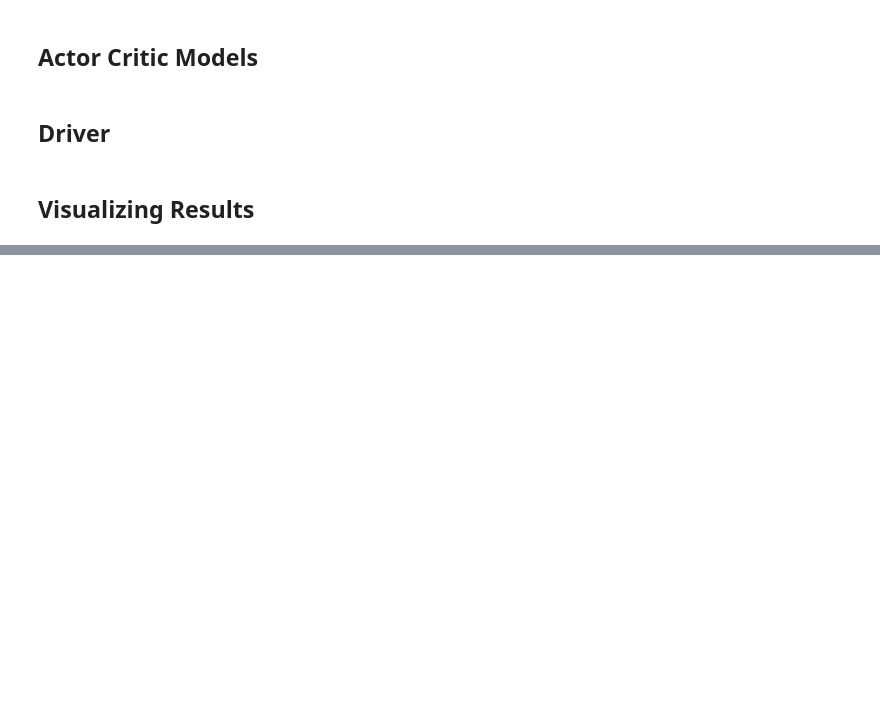
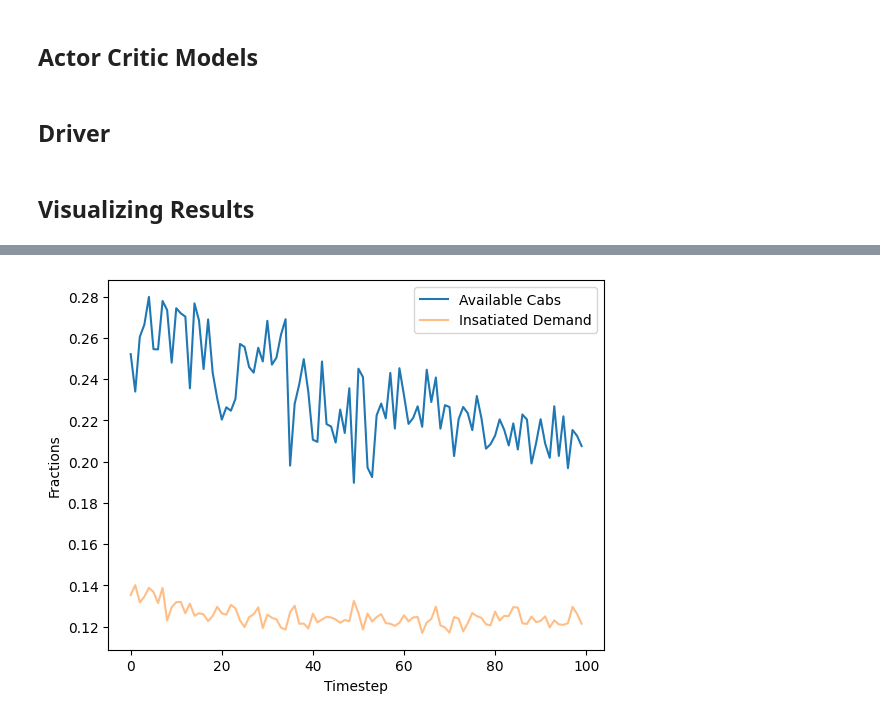
Before and after one commit to kartikjindgar/Optimal-Taxi-Dispatcher, a Jupyter notebook: PolicyGradient.ipynb, the cells around one changed output, grey strips where cells are left out. Cells and saved outputs as stored; diff of their text form; code cells hidden in the pictures; blank space fills up the shorter version.

```diff
--- a/PolicyGradient.ipynb
+++ b/PolicyGradient.ipynb
@@ -397,12 +468,12 @@ def plot_demand_supply(percentage_insatiated_demand_matrix, percentage_empty_cab
     index+=timedelta
     s.append(temp)
     s1.append(temp1)
-  plt.plot(s1, label='supply curve')
-  plt.plot(s, label='demand curve', alpha=0.5)
+  plt.plot(s1, label='Available Cabs')
+  plt.plot(s, label='Insatiated Demand', alpha=0.5)
   plt.legend()
-  plt.xlabel('timestep')
+  plt.xlabel('Timestep')
   plt.ylabel('Fractions')
-  plt.savefig("demandvssupply.png")
+  plt.savefig("Demandvssupply.png")
 # %%
 def driver(master_pt_path, wait_cost, move_cost, times,  num_of_epochs, number_of_cabs):
   num_of_zones=6
@@ -462,0 +553,4 @@ plot_demand_supply(percentage_insatiated_demand_matrix, percentage_empty_cabs_ma
+# %%
+plot_demand_supply(percentage_insatiated_demand_matrix, percentage_empty_cabs_matrix,4800)
+# %% [output]
+[figure, added]
```
Also changed, not shown: parts of 19 cells of this notebook, 2 other files.
